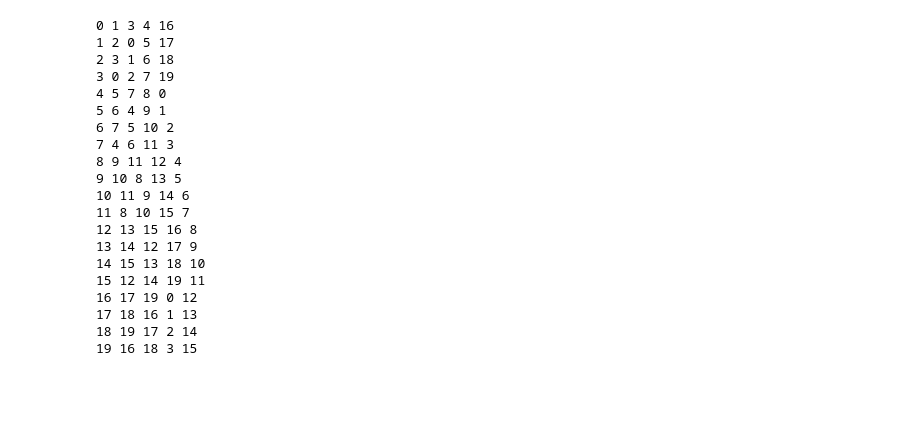
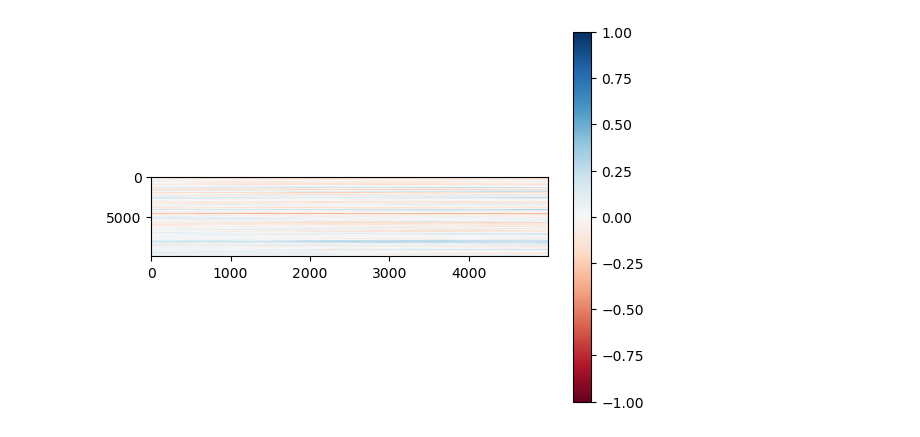
Before and after one commit to j-curtis/spin-glass-noise, a Jupyter notebook: testing.ipynb, the cells around one changed output. Drawn from its saved outputs; the diff is of its cells as text; code cells hidden in the pictures; blank space fills up the shorter version.

```diff
--- a/testing.ipynb
+++ b/testing.ipynb
@@ -27,33 +67,6 @@ nn_matrix = np.zeros((Lx*Ly,Lx*Ly))
-# %%
-for r in sites:
-    x = r%Lx
-    y = r//(Ly-1)
-
-    rpx = (x+1)%Lx + y*Lx
-    rmx = (x-1)%Lx + y*Lx
-    rpy = x%Lx + ( (y+1)%Ly )*Lx
-    rmy = x%Lx + ( (y-1)%Ly )*Lx
-
-
-    print(r,rpx,rmx,rpy,rmy)
-# %% [output]
-0 1 3 4 16
-1 2 0 5 17
-2 3 1 6 18
-3 0 2 7 19
-4 5 7 8 0
-5 6 4 9 1
-6 7 5 10 2
-7 4 6 11 3
-8 9 11 12 4
-9 10 8 13 5
-10 11 9 14 6
-11 8 10 15 7
-12 13 15 16 8
-13 14 12 17 9
-14 15 13 18 10
-15 12 14 19 11
-16 17 19 0 12
-17 18 16 1 13
-18 19 17 2 14
-19 16 18 3 15
+# %%
+plt.imshow(spins,cmap='RdBu',aspect=0.1)
+plt.colorbar()
+plt.show()
+# %% [output]
+[figure, added]
```
Also changed, not shown: parts of 6 cells of this notebook, 1 other file.
